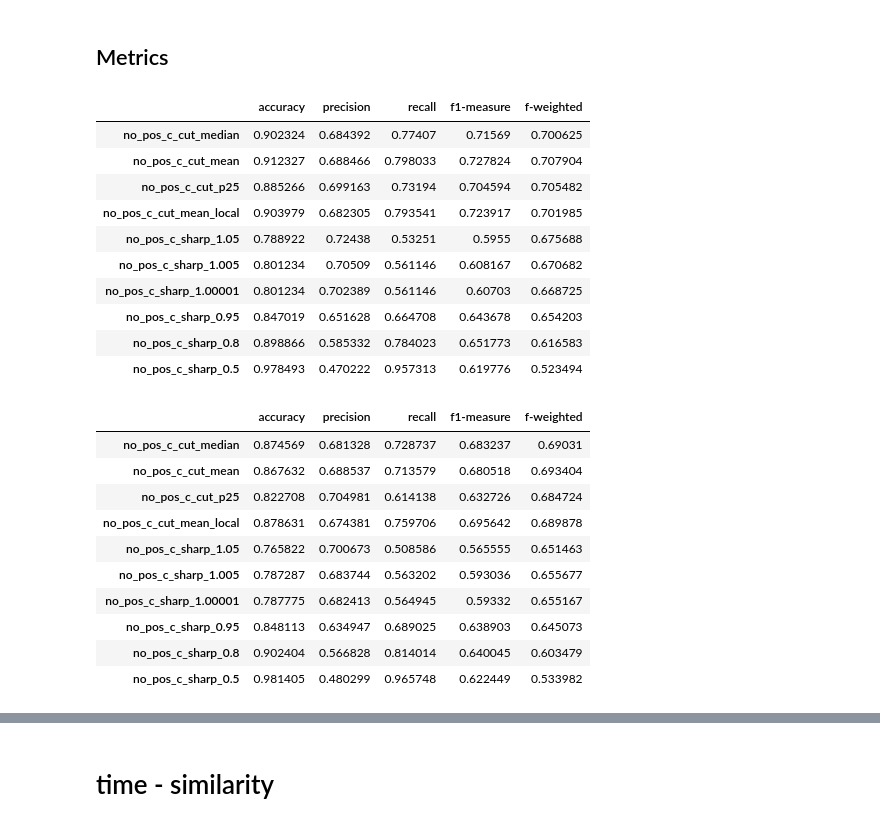
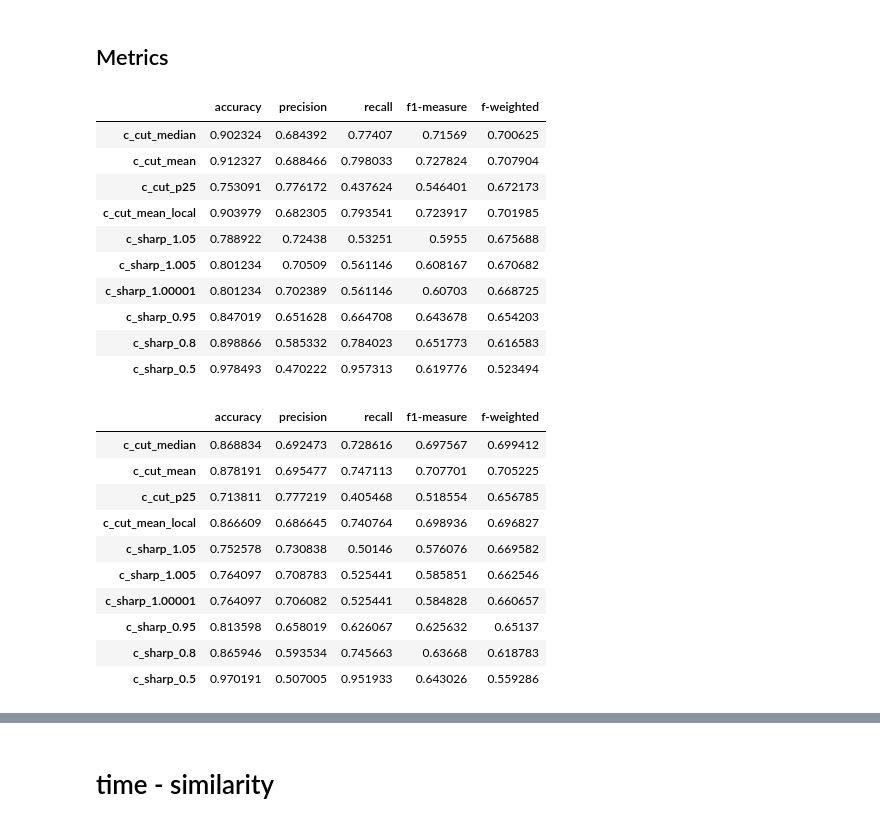
Before and after one commit to flying-bear/verbal_fluency, a Jupyter notebook: clustering_schizo_new.ipynb, the cells around one changed output, grey strips where cells are left out. Drawn from its saved outputs; the diff is of its cells as text; code cells hidden in the pictures.

```diff
--- a/clustering_schizo_new.ipynb
+++ b/clustering_schizo_new.ipynb
@@ -646,7 +627,7 @@ sex
 # %%
 for col_name in corr_test:
     print(col_name)
-    display(display_test(animals, no_pos_methods, col_name, stats.spearmanr, stat_name='r'))
+    display(display_test(animals, methods, col_name, stats.spearmanr, stat_name='r'))
 # %% [output]
 TD
 |  | r | p | sig | bonf | bonf_sig |
@@ -869,7 +849,7 @@ animals.head()
 # %% [markdown]
 ## split positions
 # %%
-to_copy = ['no_pos_cos_sim_list', 'cluster_galya_ids', 'cluster_tanya_ids', 'cluster_nastya_ids',
+to_copy = ['cos_sim_list', 'cluster_galya_ids', 'cluster_tanya_ids', 'cluster_nastya_ids',
            'c_num_galya', 'c_num_tanya', 'c_num_nastya']
 clustering = animals[to_copy].copy()
 # %%
@@ -909,7 +889,7 @@ array([1., 0., 1., 0., 1., 1., 0., 1., 0., 0., 1., 1., 0., 0., 0., 0., 0.,
        1., 1.])
 # %%
 for col_name in human:
-    clustering[f"{col_name}_binary"] = clustering.apply(lambda row: ids_to_binary(row[col_name], row['no_pos_possible_splits']), axis=1)
+    clustering[f"{col_name}_binary"] = clustering.apply(lambda row: ids_to_binary(row[col_name], row['possible_splits']), axis=1)
 # %%
 clustering[['cluster_galya_ids_binary', 'cluster_tanya_ids_binary', 'cluster_nastya_ids_binary']]
 # %% [output]
@@ -1244,41 +1205,41 @@ def get_average_metrics(df, correct_col, predicted_col, total_length_col):
                                    clustering.loc[i][total_length_col]))
     return np.mean(m, axis=0)
 # %%
-no_pos_metrics_df = pd.DataFrame(index=no_pos_methods, columns=['accuracy', 'precision', 'recall', 'f1-measure'])
-for method in no_pos_methods:
-    no_pos_metrics_df.loc[method] = get_average_metrics(clustering, 'correct_cut', method, 'no_pos_possible_splits')
-no_pos_df = pd.DataFrame([list(no_pos_metrics_df.loc[metric]) for metric in no_pos_methods], index = no_pos_methods, columns = ['accuracy', 'precision', 'recall', 'f1-measure'])
-no_pos_df['f-weighted'] = (1 + 0.25) * no_pos_df['precision'] * no_pos_df['recall'] / (0.25 * no_pos_df['precision'] + no_pos_df['recall'])
-no_pos_df.style.background_gradient(axis=0, cmap='Reds')
+metrics_df = pd.DataFrame(index=methods, columns=['accuracy', 'precision', 'recall', 'f1-measure'])
+for method in methods:
+    metrics_df.loc[method] = get_average_metrics(clustering, 'correct_cut', method, 'possible_splits')
+df = pd.DataFrame([list(metrics_df.loc[metric]) for metric in methods], index = methods, columns = ['accuracy', 'precision', 'recall', 'f1-measure'])
+df['f-weighted'] = (1 + 0.25) * df['precision'] * df['recall'] / (0.25 * df['precision'] + df['recall'])
+df.style.background_gradient(axis=0, cmap='Reds')
 # %% [output]
 |  | accuracy | precision | recall | f1-measure | f-weighted |
-| no_pos_c_cut_median | 0.902324 | 0.684392 | 0.77407 | 0.71569 | 0.700625 |
-| no_pos_c_cut_mean | 0.912327 | 0.688466 | 0.798033 | 0.727824 | 0.707904 |
-| no_pos_c_cut_p25 | 0.885266 | 0.699163 | 0.73194 | 0.704594 | 0.705482 |
-| no_pos_c_cut_mean_local | 0.903979 | 0.682305 | 0.793541 | 0.723917 | 0.701985 |
-| no_pos_c_sharp_1.05 | 0.788922 | 0.72438 | 0.53251 | 0.5955 | 0.675688 |
-| no_pos_c_sharp_1.005 | 0.801234 | 0.70509 | 0.561146 | 0.608167 | 0.670682 |
-| no_pos_c_sharp_1.00001 | 0.801234 | 0.702389 | 0.561146 | 0.60703 | 0.668725 |
-| no_pos_c_sharp_0.95 | 0.847019 | 0.651628 | 0.664708 | 0.643678 | 0.654203 |
-| no_pos_c_sharp_0.8 | 0.898866 | 0.585332 | 0.784023 | 0.651773 | 0.616583 |
-| no_pos_c_sharp_0.5 | 0.978493 | 0.470222 | 0.957313 | 0.619776 | 0.523494 |
+| c_cut_median | 0.902324 | 0.684392 | 0.77407 | 0.71569 | 0.700625 |
+| c_cut_mean | 0.912327 | 0.688466 | 0.798033 | 0.727824 | 0.707904 |
+| c_cut_p25 | 0.753091 | 0.776172 | 0.437624 | 0.546401 | 0.672173 |
+| c_cut_mean_local | 0.903979 | 0.682305 | 0.793541 | 0.723917 | 0.701985 |
+| c_sharp_1.05 | 0.788922 | 0.72438 | 0.53251 | 0.5955 | 0.675688 |
+| c_sharp_1.005 | 0.801234 | 0.70509 | 0.561146 | 0.608167 | 0.670682 |
+| c_sharp_1.00001 | 0.801234 | 0.702389 | 0.561146 | 0.60703 | 0.668725 |
+| c_sharp_0.95 | 0.847019 | 0.651628 | 0.664708 | 0.643678 | 0.654203 |
+| c_sharp_0.8 | 0.898866 | 0.585332 | 0.784023 | 0.651773 | 0.616583 |
+| c_sharp_0.5 | 0.978493 | 0.470222 | 0.957313 | 0.619776 | 0.523494 |
 # %%
-no_pos_metrics_df = pd.DataFrame(index=no_pos_methods, columns=['accuracy', 'precision', 'recall', 'f1-measure'])
-for method in no_pos_methods:
-    no_pos_metrics_df.loc[method] = get_average_metrics(clustering, 'cluster_tanya_ids', method, 'no_pos_possible_splits')
-no_pos_df = pd.DataFrame([list(no_pos_metrics_df.loc[metric]) for metric in no_pos_methods], index = no_pos_methods, columns = ['accuracy', 'precision', 'recall', 'f1-measure'])
-no_pos_df['f-weighted'] = (1 + 0.25) * no_pos_df['precision'] * no_pos_df['recall'] / (0.25 * no_pos_df['precision'] + no_pos_df['recall'])
-no_pos_df.style.background_gradient(axis=0, cmap='Reds')
+metrics_df = pd.DataFrame(index=methods, columns=['accuracy', 'precision', 'recall', 'f1-measure'])
+for method in methods:
+    metrics_df.loc[method] = get_average_metrics(clustering, 'cluster_tanya_ids', method, 'possible_splits')
+df = pd.DataFrame([list(metrics_df.loc[metric]) for metric in methods], index = methods, columns = ['accuracy', 'precision', 'recall', 'f1-measure'])
+df['f-weighted'] = (1 + 0.25) * df['precision'] * df['recall'] / (0.25 * df['precision'] + df['recall'])
+df.style.background_gradient(axis=0, cmap='Reds')
 # %% [output]
 |  | accuracy | precision | recall | f1-measure | f-weighted |
-| no_pos_c_cut_median | 0.874569 | 0.681328 | 0.728737 | 0.683237 | 0.69031 |
-| no_pos_c_cut_mean | 0.867632 | 0.688537 | 0.713579 | 0.680518 | 0.693404 |
-| no_pos_c_cut_p25 | 0.822708 | 0.704981 | 0.614138 | 0.632726 | 0.684724 |
-| no_pos_c_cut_mean_local | 0.878631 | 0.674381 | 0.759706 | 0.695642 | 0.689878 |
-| no_pos_c_sharp_1.05 | 0.765822 | 0.700673 | 0.508586 | 0.565555 | 0.651463 |
-| no_pos_c_sharp_1.005 | 0.787287 | 0.683744 | 0.563202 | 0.593036 | 0.655677 |
-| no_pos_c_sharp_1.00001 | 0.787775 | 0.682413 | 0.564945 | 0.59332 | 0.655167 |
-| no_pos_c_sharp_0.95 | 0.848113 | 0.634947 | 0.689025 | 0.638903 | 0.645073 |
-| no_pos_c_sharp_0.8 | 0.902404 | 0.566828 | 0.814014 | 0.640045 | 0.603479 |
-| no_pos_c_sharp_0.5 | 0.981405 | 0.480299 | 0.965748 | 0.622449 | 0.533982 |
+| c_cut_median | 0.868834 | 0.692473 | 0.728616 | 0.697567 | 0.699412 |
+| c_cut_mean | 0.878191 | 0.695477 | 0.747113 | 0.707701 | 0.705225 |
+| c_cut_p25 | 0.713811 | 0.777219 | 0.405468 | 0.518554 | 0.656785 |
+| c_cut_mean_local | 0.866609 | 0.686645 | 0.740764 | 0.698936 | 0.696827 |
+| c_sharp_1.05 | 0.752578 | 0.730838 | 0.50146 | 0.576076 | 0.669582 |
+| c_sharp_1.005 | 0.764097 | 0.708783 | 0.525441 | 0.585851 | 0.662546 |
+| c_sharp_1.00001 | 0.764097 | 0.706082 | 0.525441 | 0.584828 | 0.660657 |
+| c_sharp_0.95 | 0.813598 | 0.658019 | 0.626067 | 0.625632 | 0.65137 |
+| c_sharp_0.8 | 0.865946 | 0.593534 | 0.745663 | 0.63668 | 0.618783 |
+| c_sharp_0.5 | 0.970191 | 0.507005 | 0.951933 | 0.643026 | 0.559286 |
 # %%
```
Also changed, not shown: parts of 37 cells of this notebook, 19 other files.
